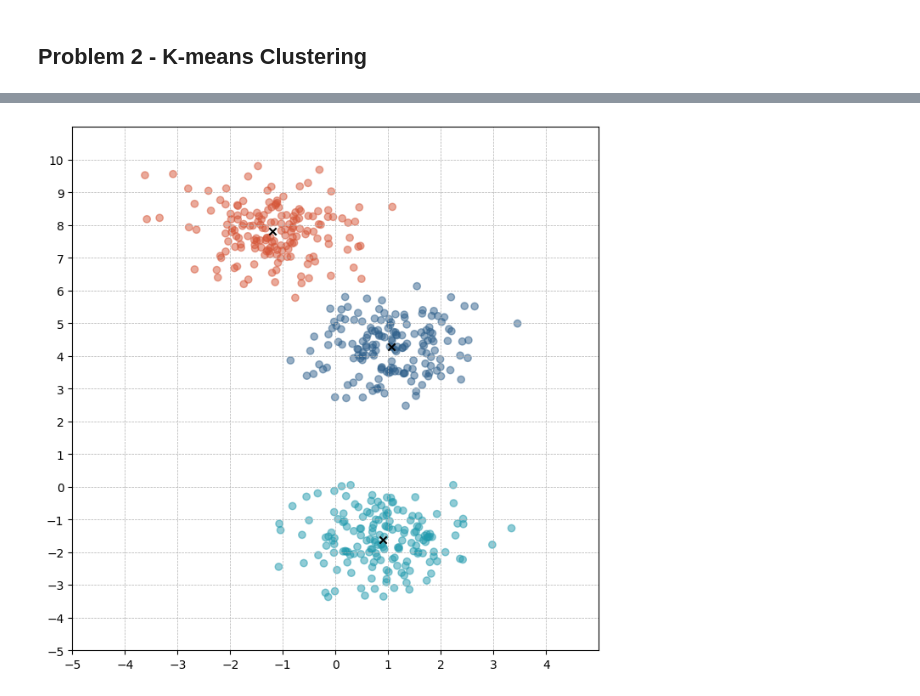
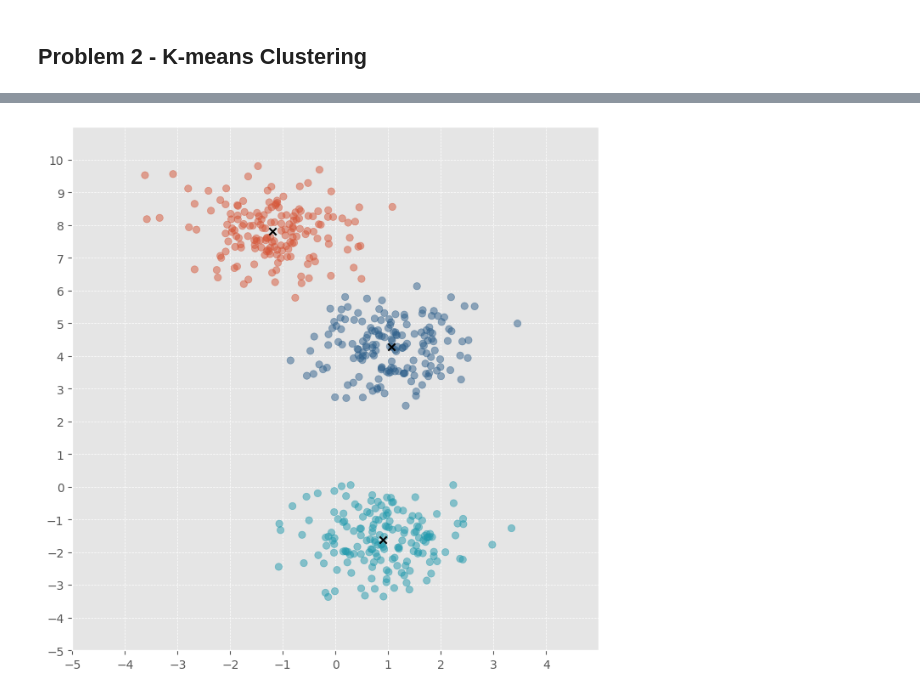
Before and after one commit to cheezepleaze/UCR-MSE-Data-Science, a Jupyter notebook: PHYS 247/homework3.ipynb, the cells around one changed output, grey strips where cells are left out. Drawn from its saved outputs; the diff is of its cells as text; code cells hidden in the pictures.

```diff
--- a/PHYS 247/homework3.ipynb
+++ b/PHYS 247/homework3.ipynb
@@ -67,11 +67,12 @@ Convergence after 4 iterations.
 # %%
 plt.figure(figsize = (8, 8))
+plt.style.use('ggplot')
 plt.scatter(centers[:, 0], centers[:, 1], c = "black", marker = "x", zorder = 2)
 plt.scatter(X[:, 0], X[:, 1], alpha = 0.5, c = Y, cmap = colormap, zorder = 1)
 plt.xlim(-5, 5)
 plt.ylim(-5, 11)
 plt.xticks(np.arange(-5, 5, 1))
 plt.yticks(np.arange(-5, 11, 1))
 plt.grid(True, which = "both", linestyle = "--", linewidth = 0.5)
 # %% [output]
-[figure, old version]
+[figure, new version]
```
Also changed, not shown: parts of 2 cells of this notebook.
